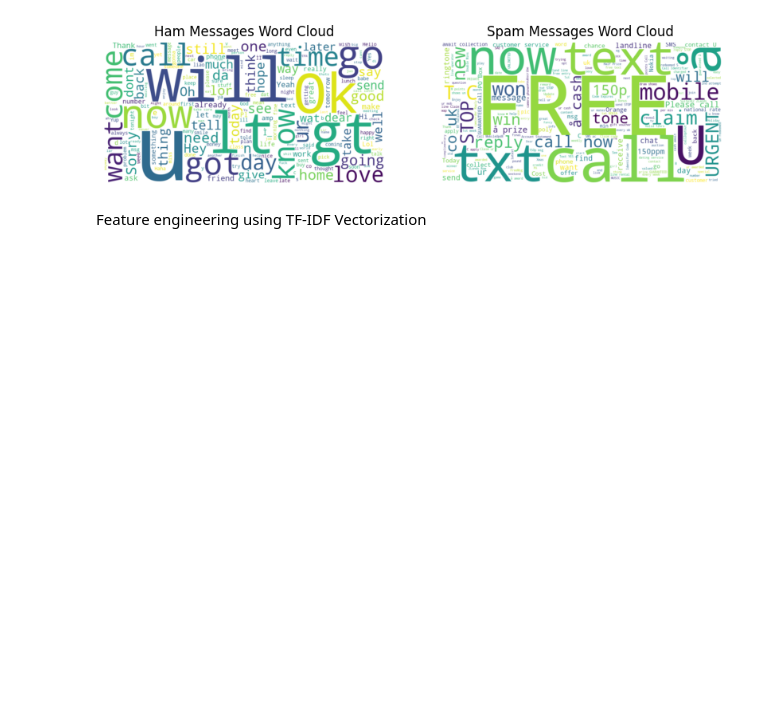
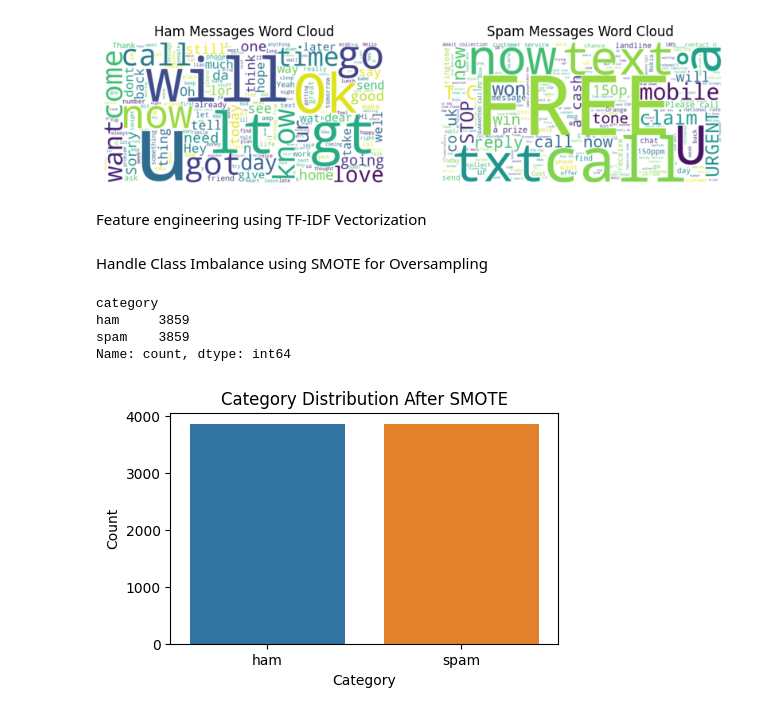
Before and after one commit to Slimcent/Spam-Message-Detection, a Jupyter notebook: Spam_Message_Detection.ipynb, the cells around one changed output. Cells and saved outputs as stored; diff of their text form; code cells hidden in the pictures; blank space fills up the shorter version.

Commit message:
handled class imbalance

```diff
--- a/Spam_Message_Detection.ipynb
+++ b/Spam_Message_Detection.ipynb
@@ -212,3 +212,29 @@ Feature engineering using TF-IDF Vectorization
 tfidf = TfidfVectorizer(ngram_range=(1, 2), max_features=10000)
 X_train_tfidf = tfidf.fit_transform(X_train)
 X_test_tfidf = tfidf.transform(X_test)
+# %% [markdown]
+Handle Class Imbalance using SMOTE for Oversampling
+# %%
+# Initialize SMOTE
+smote = SMOTE(random_state=42)
+
+# Apply SMOTE to the training data
+X_train_resampled, y_train_resampled = smote.fit_resample(X_train_tfidf, y_train)
+
+# Display new category distribution
+print(pd.Series(y_train_resampled).value_counts())
+# %% [output]
+category
+ham     3859
+spam    3859
+Name: count, dtype: int64
+# %%
+# Plot new category distribution
+plt.figure(figsize=(5, 3))
+sns.countplot(x=y_train_resampled)
+plt.title('Category Distribution After SMOTE')
+plt.xlabel('Category')
+plt.ylabel('Count')
+plt.show()
+# %% [output]
+[figure, added]
```
